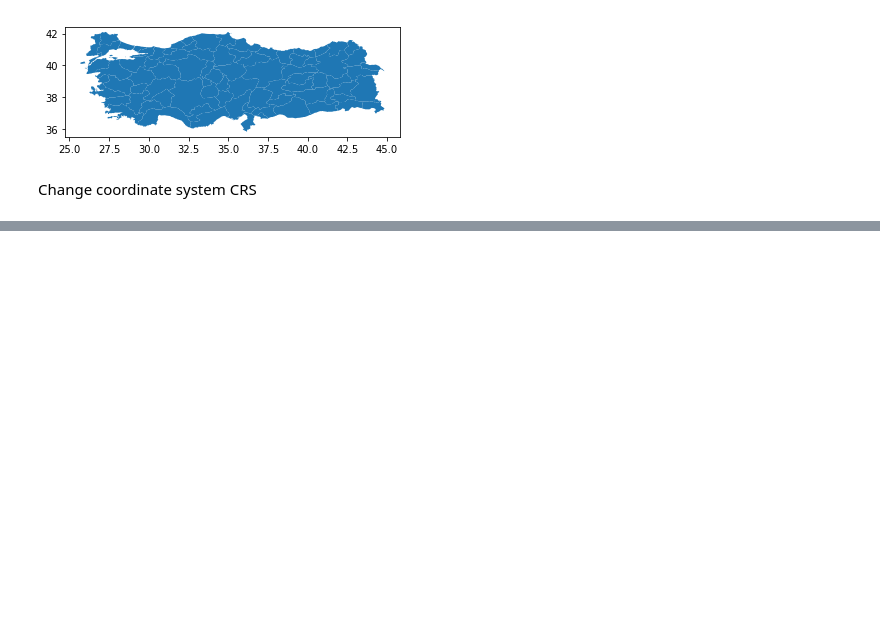
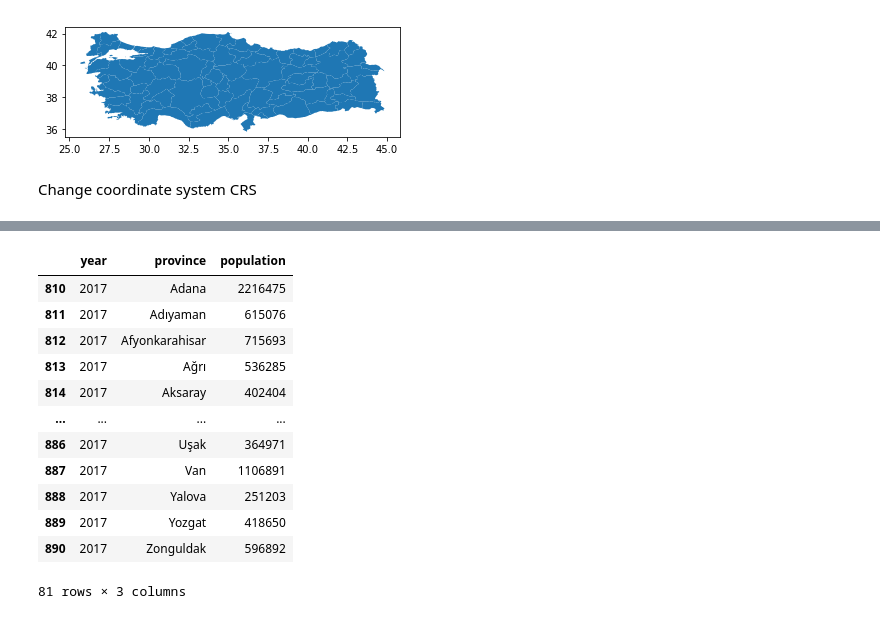
Before and after one commit to ctukel/Geopandas-projects, a Jupyter notebook: Turkeys_population.ipynb, the cells around one changed output, grey strips where cells are left out. Drawn from its saved outputs; the diff is of its cells as text; code cells hidden in the pictures; blank space fills up the shorter version.

```diff
--- a/Turkeys_population.ipynb
+++ b/Turkeys_population.ipynb
@@ -11,7 +16,7 @@ Similarly population of İzmir's towns will be shown.
 import pandas as pd
 import geopandas
 
-pd.options.display.max_rows = 10
+# pd.options.display.max_rows = 10
 # %% [markdown]
 ## Maps and shape files
 gadm36_TUR_0.shp Turkey in general
@@ -47,0 +75,17 @@ provinces
+# %%
+df_year2017 = df.loc[df['year'] == 2017]
+df_year2017
+# %% [output]
+|  | year | province | population |
+| 810 | 2017 | Adana | 2216475 |
+| 811 | 2017 | Adıyaman | 615076 |
+| 812 | 2017 | Afyonkarahisar | 715693 |
+| 813 | 2017 | Ağrı | 536285 |
+| 814 | 2017 | Aksaray | 402404 |
+| ... | ... | ... | ... |
+| 886 | 2017 | Uşak | 364971 |
+| 887 | 2017 | Van | 1106891 |
+| 888 | 2017 | Yalova | 251203 |
+| 889 | 2017 | Yozgat | 418650 |
+| 890 | 2017 | Zonguldak | 596892 |
+81 rows × 3 columns
```
Also changed, not shown: parts of 14 cells of this notebook.
